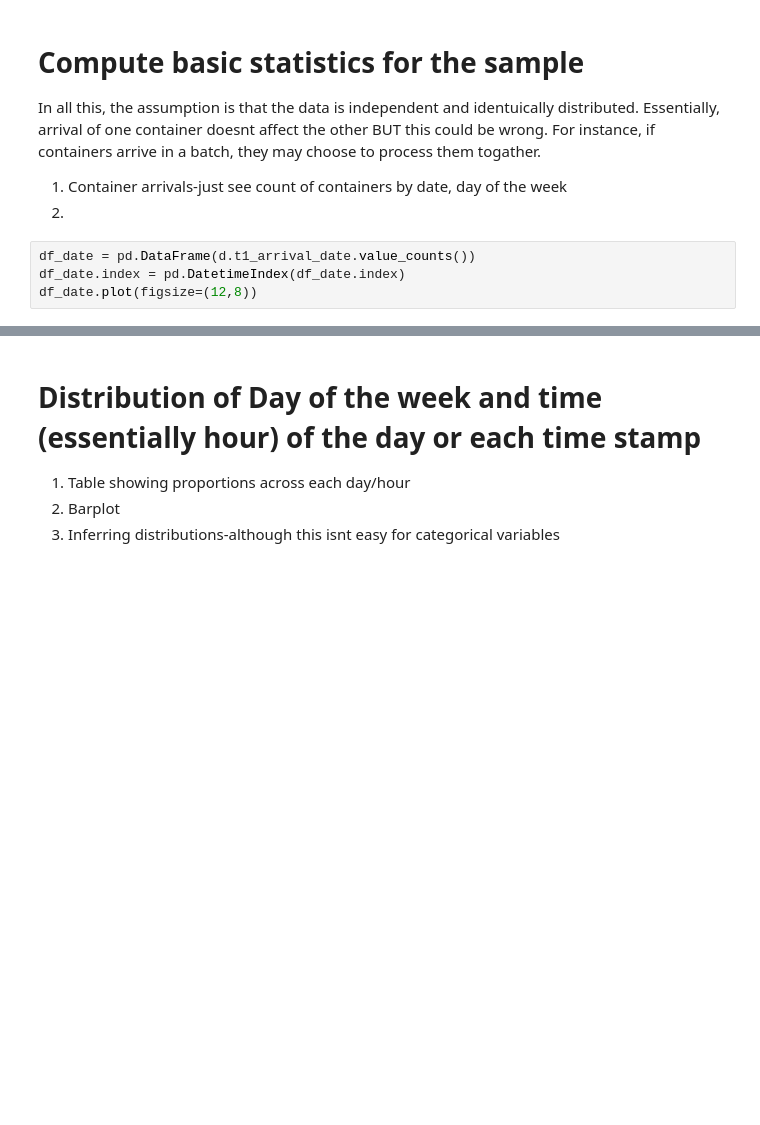
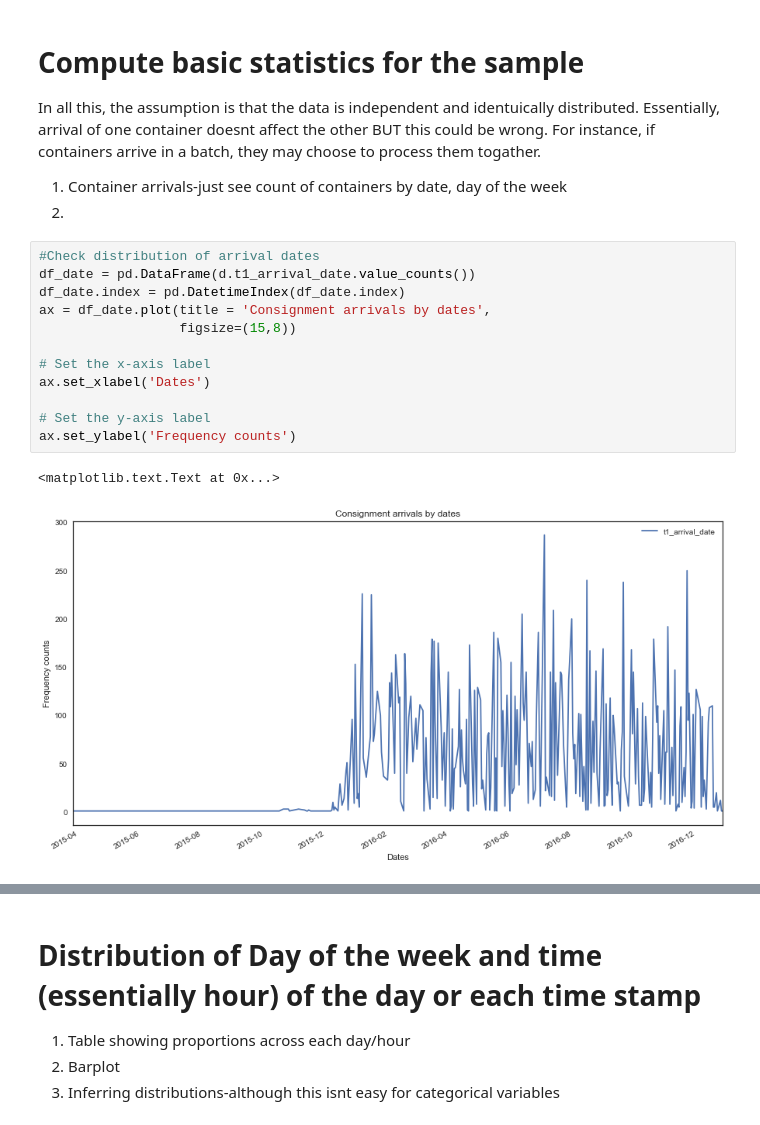
Before and after one commit to dmatekenya/Port-Analysis-Logistics, a Jupyter notebook: scripts/analysis.ipynb, the cells around one changed output, grey strips where cells are left out. Saved outputs shown, nothing was run; the diff lists cells and outputs as text; blank space fills up the shorter version.

```diff
--- a/scripts/analysis.ipynb
+++ b/scripts/analysis.ipynb
@@ -166,7 +251,18 @@ instance, if containers arrive in a batch, they may choose to process them togat
 1. Container arrivals-just see count of containers by date, day of the week
 2.
 # %%
+#Check distribution of arrival dates
 df_date = pd.DataFrame(d.t1_arrival_date.value_counts())
 df_date.index = pd.DatetimeIndex(df_date.index)
-df_date.plot(figsize=(12,8))
+ax = df_date.plot(title = 'Consignment arrivals by dates',
+                  figsize=(15,8))
+
+# Set the x-axis label
+ax.set_xlabel('Dates')
+
+# Set the y-axis label
+ax.set_ylabel('Frequency counts')
+# %% [output]
+<matplotlib.text.Text at 0x...>
+[figure, added]
 # %%
```
Also changed, not shown: parts of 30 cells of this notebook.
